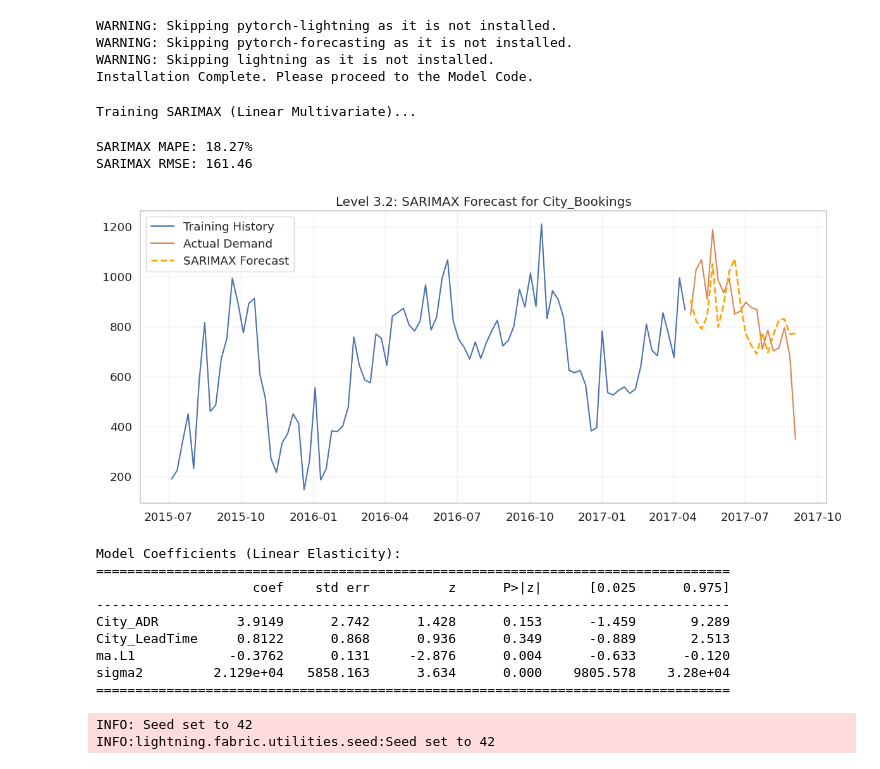
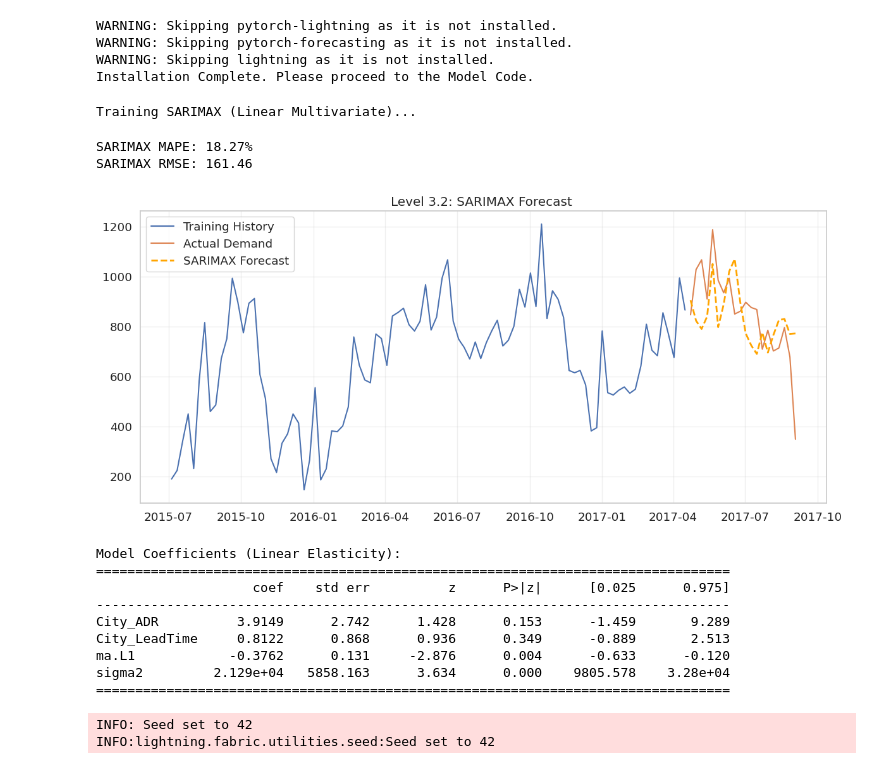
Before and after one commit to prime-programmer/Hotel-time-series-, a Jupyter notebook: Time_series.ipynb, the cells around one changed output. Saved outputs shown, nothing was run; the diff lists cells and outputs as text; code cells hidden in the pictures.

```diff
--- a/Time_series.ipynb
+++ b/Time_series.ipynb
@@ -579,37 +686,37 @@ model = SARIMAX(train[target_col],
 
 results = model.fit(disp=False)
 
 # Forecast
 
 forecast = results.get_forecast(steps=len(test), exog=test[exog_cols])
 predicted_mean = forecast.predicted_mean
 predicted_mean.index = test.index
 
 # Evaluate
 mape = mean_absolute_percentage_error(test[target_col], predicted_mean)
 rmse = np.sqrt(mean_squared_error(test[target_col], predicted_mean))
 
 print(f"SARIMAX MAPE: {mape:.2%}")
 print(f"SARIMAX RMSE: {rmse:.2f}")
 
-# 6. Plot
+# Plot
 plt.figure(figsize=(14, 6))
 plt.plot(train.index, train[target_col], label='Training History')
 plt.plot(test.index, test[target_col], label='Actual Demand')
 plt.plot(test.index, predicted_mean, label='SARIMAX Forecast', color='orange', linestyle='--', linewidth=2)
-plt.title(f'Level 3.2: SARIMAX Forecast for {target_col}')
+plt.title(f'Level 3.2: SARIMAX Forecast ')
 plt.legend()
 plt.grid(True, alpha=0.3)
 plt.show()
 
-# 7. Print Coefficients (To show Linear Price Elasticity)
+# Print Coefficients (To show Linear Price Elasticity)
 print("\nModel Coefficients (Linear Elasticity):")
 print(results.summary().tables[1])
 # %% [output]
 Training SARIMAX (Linear Multivariate)...
 SARIMAX MAPE: 18.27%
 SARIMAX RMSE: 161.46
-[figure, old version]
+[figure, new version]
 Model Coefficients (Linear Elasticity):
 =================================================================================
                     coef    std err          z      P>|z|      [0.025      0.975]
```
Also changed, not shown: parts of 19 cells of this notebook.
